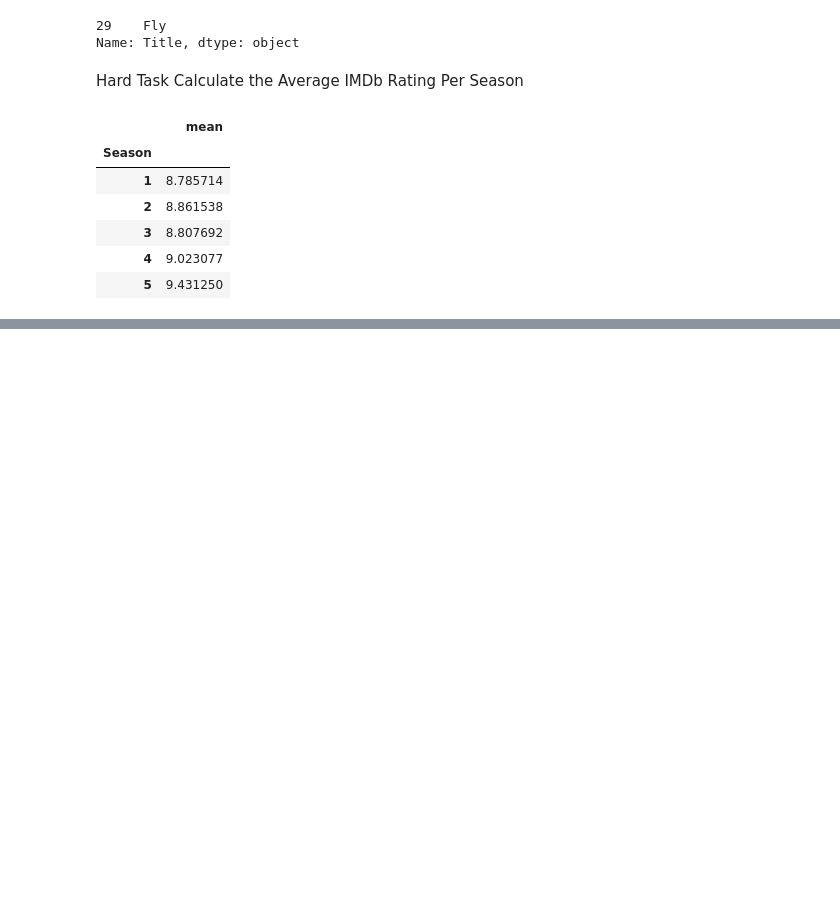
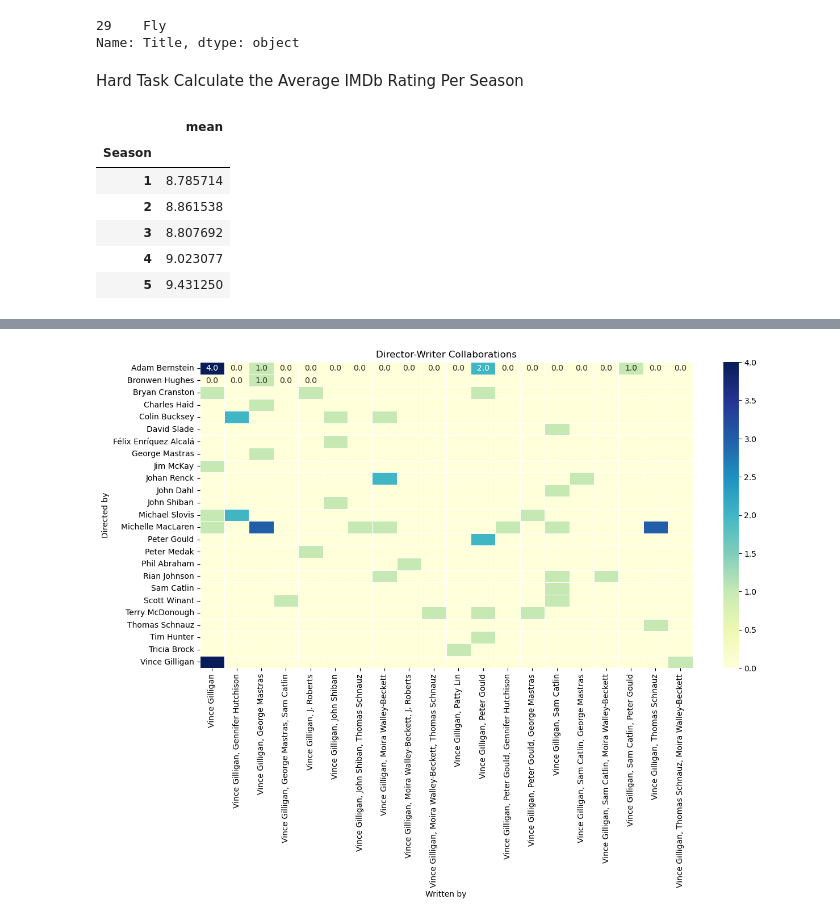
Before and after one commit to Ferref/breaking_bad_analysis, a Jupyter notebook: breaking_bad_analysis.ipynb, the cells around one changed output, grey strips where cells are left out. Drawn from its saved outputs; the diff is of its cells as text; code cells hidden in the pictures; blank space fills up the shorter version.

```diff
--- a/breaking_bad_analysis.ipynb
+++ b/breaking_bad_analysis.ipynb
@@ -158,0 +186,3 @@ season_ratings['Rating_IMDB']
+# %%
+collaborations = data.groupby(['Directed by', 'Written by']).size().reset_index(name='Count').sort_values(by='Count', ascending=False).reset_index(drop=True)
+collaborations.head()
@@ -158,0 +196,9 @@ season_ratings['Rating_IMDB']
+# %%
+# Visualize the collaborations
+plt.figure(figsize=(14, 7))
+collaboration_pivot = collaborations.pivot(index='Directed by', columns='Written by', values='Count').fillna(0)
+sns.heatmap(collaboration_pivot, annot=True, fmt=".1f", cmap='YlGnBu', linewidths=.5)
+plt.title('Director-Writer Collaborations')
+plt.show()
+# %% [output]
+[figure, added]
```
Also changed, not shown: parts of 9 cells of this notebook.
